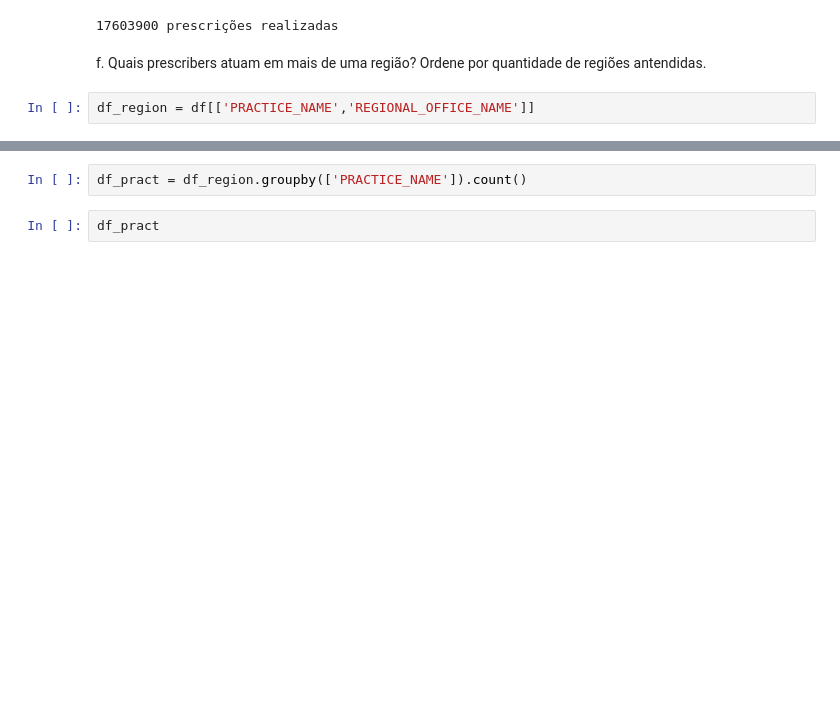
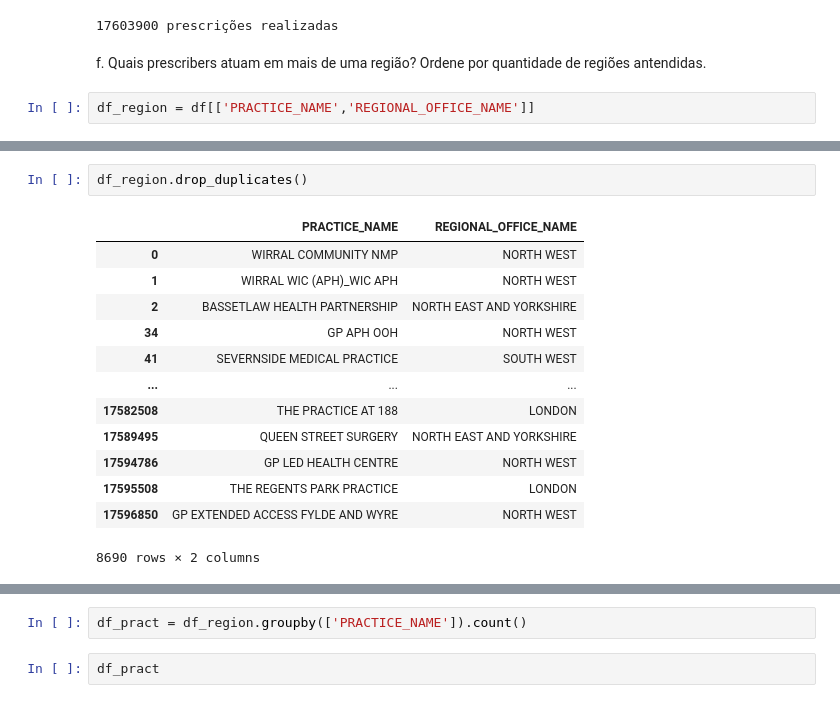
Before and after one commit to fullstackwd/Data_engineer, a Jupyter notebook: Data_engineer/data_engineer_part3.ipynb, the cells around one changed output, grey strips where cells are left out. Drawn from its saved outputs; the diff is of its cells as text; blank space fills up the shorter version.

```diff
--- a/Data_engineer/data_engineer_part3.ipynb
+++ b/Data_engineer/data_engineer_part3.ipynb
@@ -331,0 +355,16 @@ df_region = df[['PRACTICE_NAME','REGIONAL_OFFICE_NAME']]
+# %%
+df_region.drop_duplicates()
+# %% [output]
+|  | PRACTICE_NAME | REGIONAL_OFFICE_NAME |
+| 0 | WIRRAL COMMUNITY NMP | NORTH WEST |
+| 1 | WIRRAL WIC (APH)_WIC APH | NORTH WEST |
+| 2 | BASSETLAW HEALTH PARTNERSHIP | NORTH EAST AND YORKSHIRE |
+| 34 | GP APH OOH | NORTH WEST |
+| 41 | SEVERNSIDE MEDICAL PRACTICE | SOUTH WEST |
+| ... | ... | ... |
+| 17582508 | THE PRACTICE AT 188 | LONDON |
+| 17589495 | QUEEN STREET SURGERY | NORTH EAST AND YORKSHIRE |
+| 17594786 | GP LED HEALTH CENTRE | NORTH WEST |
+| 17595508 | THE REGENTS PARK PRACTICE | LONDON |
+| 17596850 | GP EXTENDED ACCESS FYLDE AND WYRE | NORTH WEST |
+8690 rows × 2 columns
```
Also changed, not shown: parts of 23 cells of this notebook.
